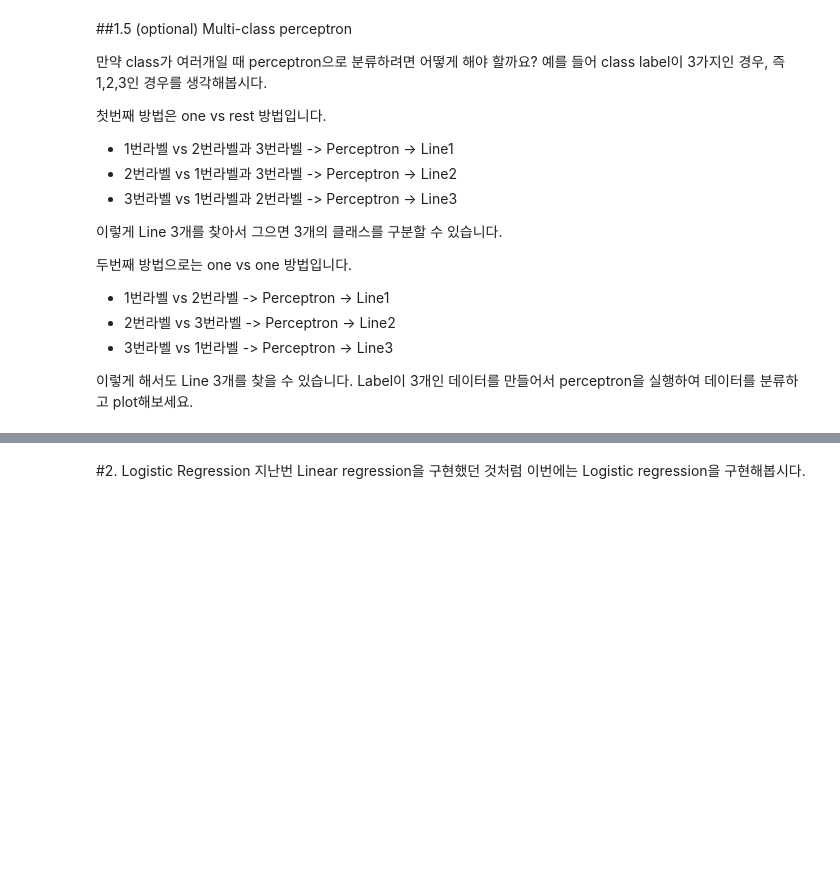
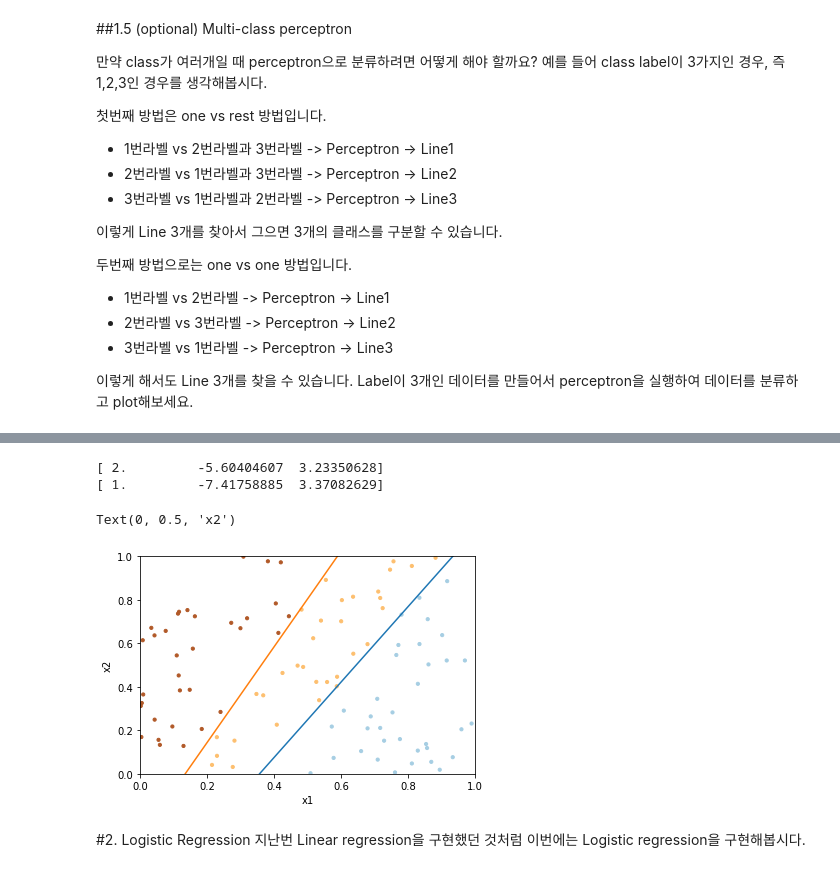
Before and after one commit to woonghee97/deep_learning, a Jupyter notebook: HW2.ipynb, the cells around one changed output, grey strips where cells are left out. Drawn from its saved outputs; the diff is of its cells as text; code cells hidden in the pictures; blank space fills up the shorter version.

```diff
--- a/HW2.ipynb
+++ b/HW2.ipynb
@@ -147,3 +170,38 @@ Label이 3개인 데이터를 만들어서 perceptron을 실행하여 데이터
+# %%
+Y1 = np.zeros((100, 1))
+for i in range(len(Y_op)):
+  if Y_op[i] == 0:
+    Y1[i] = 1
+  else:
+    Y1[i] = Y_op[i]
+w1 = perceptron(X_op, Y1)
+
+Y2 = np.zeros((100, 1))
+for i in range(len(Y)):
+  if Y_op[i] == 0:
+    Y2[i] = -1
+  else:
+    Y2[i] = Y_op[i]
+w2 = perceptron(X_op,Y2)
+
+assert w1.shape[0] == 3
+assert w2.shape[0] == 3
+print(w1)
+print(w2)
+# %% [output]
+[ 2.         -5.60404607  3.23350628]
+[ 1.         -7.41758885  3.37082629]
+# %%
+plt.scatter(X_op[:, 0], X_op[:, 1], c=Y_op, s=10, cmap=plt.cm.Paired)
+plt.plot([0,1],[-w1[0]/w1[2],-w1[0]/w1[2]-w1[1]/w1[2]])
+plt.plot([0,1],[-w2[0]/w2[2],-w2[0]/w2[2]-w2[1]/w2[2]])
+plt.xlim((0,1))
+plt.ylim((0,1))
+plt.xlabel('x1')
+plt.ylabel('x2')
+# %% [output]
+Text(0, 0.5, 'x2')
+[figure, added]
 # %% [markdown]
 #2. Logistic Regression
 지난번 Linear regression을 구현했던 것처럼 이번에는 Logistic regression을 구현해봅시다.
```
Also changed, not shown: parts of 6 cells of this notebook.
